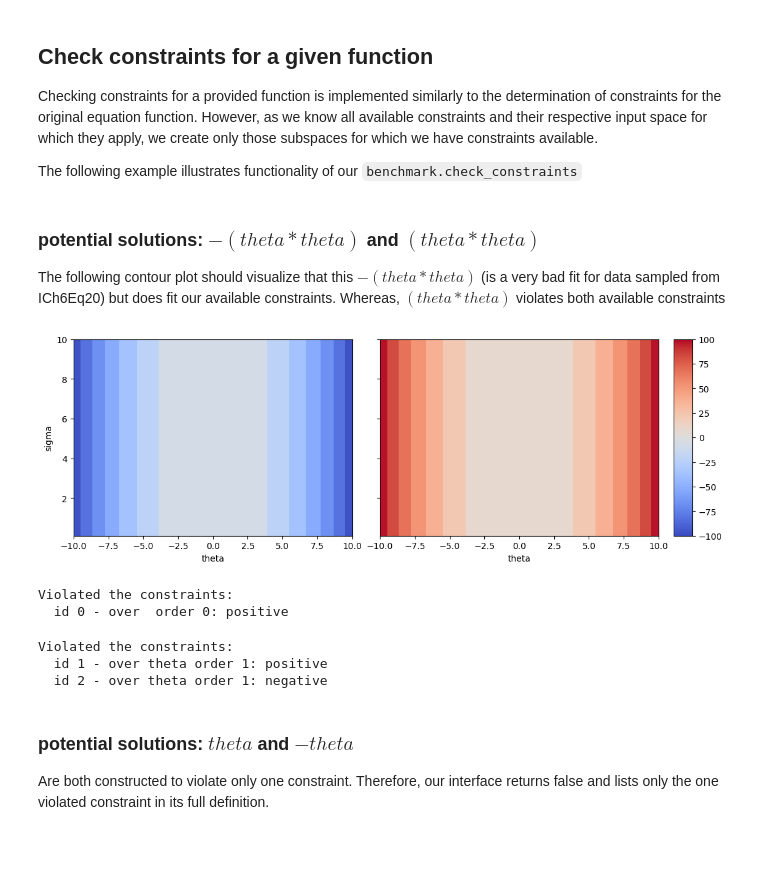
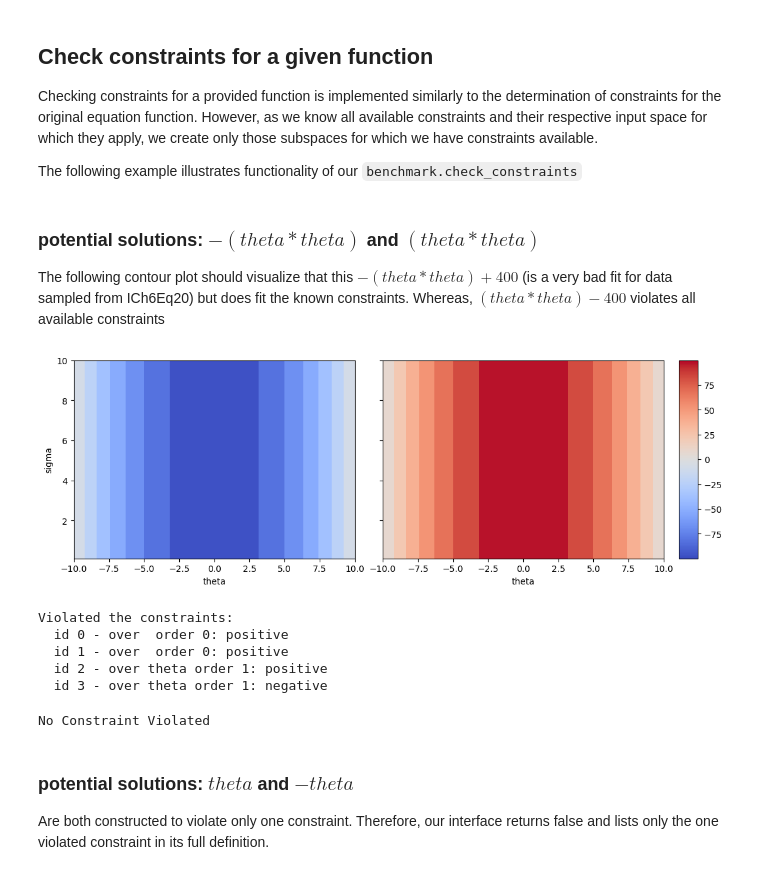
Before and after one commit to prescriptiveanalytics/SCR-Benchmarks, a Jupyter notebook: examples/checking_constraints.ipynb, the cells around one changed output. Drawn from its saved outputs; the diff is of its cells as text; code cells hidden in the pictures; blank space fills up the shorter version.

Commit message:
change sample size

```diff
--- a/examples/checking_constraints.ipynb
+++ b/examples/checking_constraints.ipynb
@@ -130,49 +189,52 @@ Checking constraints for a provided function is implemented similarly to the det
 The following example illustrates functionality of our `benchmark.check_constraints`
 # %% [markdown]
 ### potential solutions: $-(theta*theta)$ and $(theta*theta)$
-The following contour plot should visualize that this $-(theta*theta)$ (is a very bad fit for data sampled from ICh6Eq20) but does fit our available constraints. Whereas, $(theta*theta)$ violates both available constraints
+The following contour plot should visualize that this $-(theta*theta) + 400$ (is
+a very bad fit for data sampled from ICh6Eq20) but does fit the known
+constraints. Whereas, $(theta*theta) - 400$ violates all available constraints
 # %%
 ist = np.linspace(-10,10, 100) # the valid range of theta for ICh6Eq20 (except for [-0.1,0.1])
 ylist = np.linspace(0.1, 10, 100) # the valid range of sigma for ICh6Eq20
 X, Y = np.meshgrid(xlist, ylist)
 
 def f1(theta,sigma):
-    return -(theta*theta)
+    return (theta*theta) - 100
 def f2(theta,sigma):
-    return (theta*theta)
+    return -(theta*theta) + 100
 
 grid_z_pos1 = f1(X,Y)
 grid_z_pos2 = f2(X,Y)
 
 fig, ax = plt.subplots(1,2, figsize=(12,5),  sharey=True)
 norm = Normalize( vmin=np.min([np.min(grid_z_pos1), np.min(grid_z_pos2)]),
                   vmax=np.max([np.max(grid_z_pos1), np.max(grid_z_pos2)]))
 cmap = plt.colormaps['coolwarm']
 
 ax[0].contourf(X, Y, grid_z_pos1, cmap= cmap , norm= norm)
 ax[1].contourf(X, Y, grid_z_pos2, cmap= cmap , norm= norm)
 ax[0].set_xlabel('theta')
 ax[1].set_xlabel('theta')
 ax[0].set_ylabel('sigma')
 
 plt.subplots_adjust(left=0.09, bottom=0.22, right=0.87, top=0.85, wspace=0.1, hspace=0.1)
 cbar_ax = fig.add_axes([.89, .22, .025, .63])
 cbar = fig.colorbar(cm.ScalarMappable(norm=norm, cmap=cmap),cax = cbar_ax)
 # %% [output]
-[figure, old version]
+[figure, new version]
 # %%
-(valid, constraints) = ICh6Eq20.check_constraints("-(theta*theta)",use_display_names=True)
+(valid, constraints) = ICh6Eq20.check_constraints("(theta*theta) - 100",use_display_names=True)
 reportConstraintViolation(valid, constraints)
 # %% [output]
 Violated the constraints:
   id 0 - over  order 0: positive
+  id 1 - over  order 0: positive
+  id 2 - over theta order 1: positive
+  id 3 - over theta order 1: negative
 # %%
-(valid, constraints) = ICh6Eq20.check_constraints("(theta*theta)",use_display_names=True)
+(valid, constraints) = ICh6Eq20.check_constraints("-(theta*theta) + 100",use_display_names=True)
 reportConstraintViolation(valid, constraints)
 # %% [output]
-Violated the constraints:
-  id 1 - over theta order 1: positive
-  id 2 - over theta order 1: negative
+No Constraint Violated
 # %% [markdown]
 ### potential solutions: $theta$ and $-theta$
 Are both constructed to violate only one constraint. Therefore, our interface returns false and lists only the one violated constraint in its full definition.
```
Also changed, not shown: parts of 5 cells of this notebook, 3 other files.
